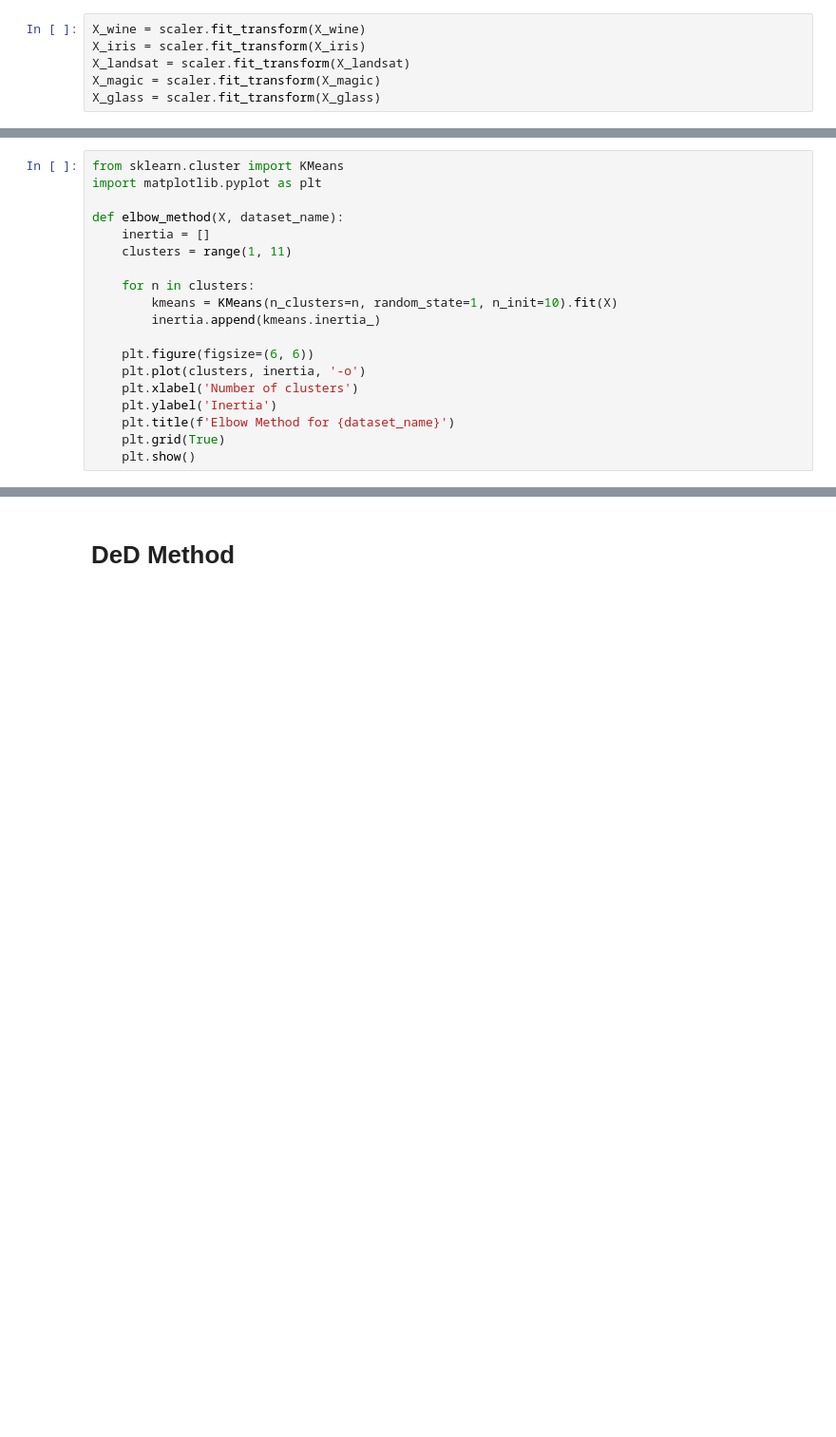
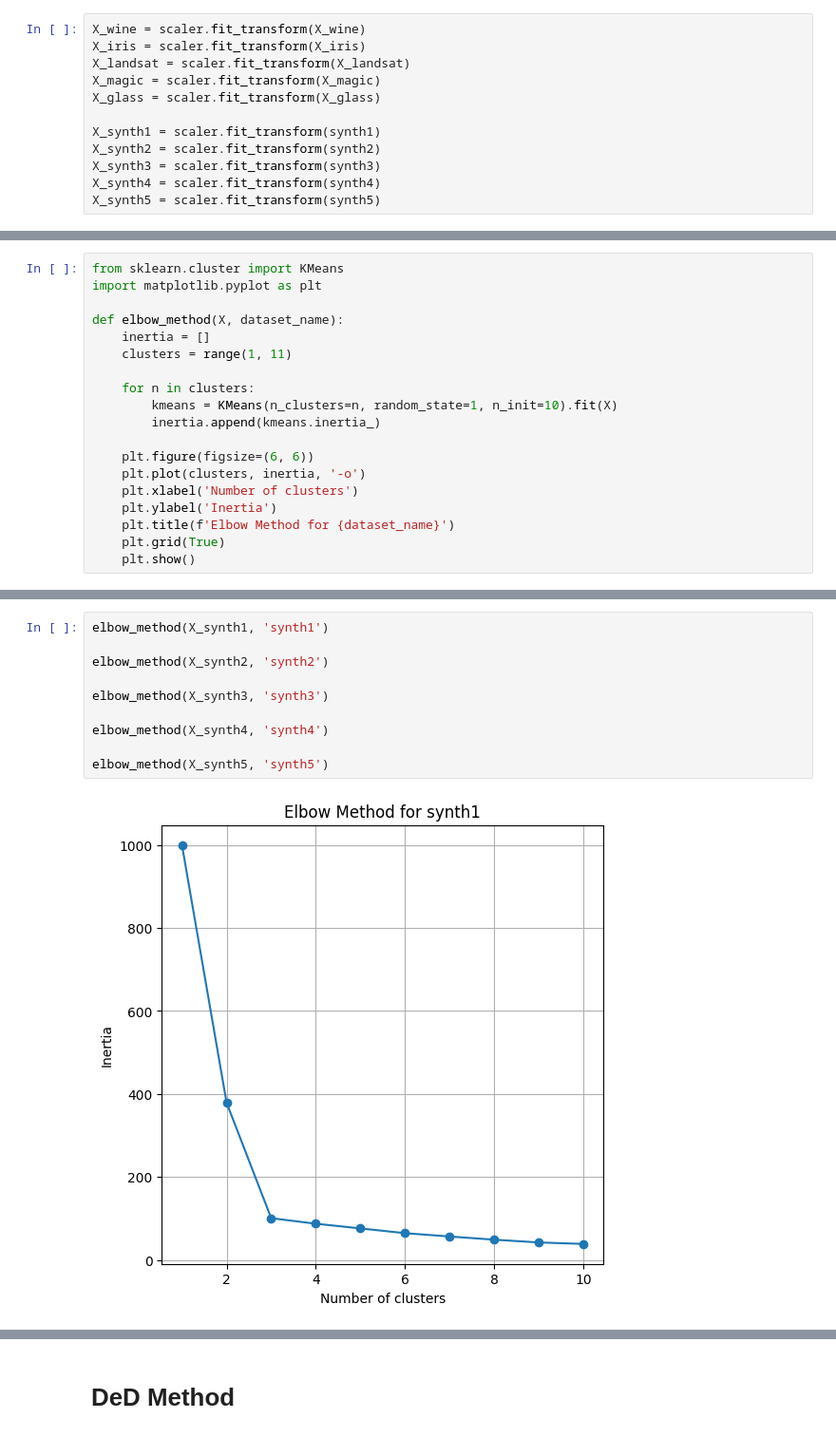
Before and after one commit to FIvER4IK/novel_methods_finding_k, a Jupyter notebook: Project.ipynb, the cells around one changed output, grey strips where cells are left out. Shown at 95% size. Saved outputs shown, nothing was run; the diff lists cells and outputs as text; blank space fills up the shorter version.

```diff
--- a/Project.ipynb
+++ b/Project.ipynb
@@ -93,6 +139,12 @@ X_iris = scaler.fit_transform(X_iris)
 X_landsat = scaler.fit_transform(X_landsat)
 X_magic = scaler.fit_transform(X_magic)
 X_glass = scaler.fit_transform(X_glass)
+
+X_synth1 = scaler.fit_transform(synth1)
+X_synth2 = scaler.fit_transform(synth2)
+X_synth3 = scaler.fit_transform(synth3)
+X_synth4 = scaler.fit_transform(synth4)
+X_synth5 = scaler.fit_transform(synth5)
 # %% [markdown]
 # **HSE "Sequence-based analysis of iterative anomalous clusters"**
 # %%
@@ -462,0 +578,12 @@ The optimal number of clusters glass:
+# %%
+elbow_method(X_synth1, 'synth1')
+
+elbow_method(X_synth2, 'synth2')
+
+elbow_method(X_synth3, 'synth3')
+
+elbow_method(X_synth4, 'synth4')
+
+elbow_method(X_synth5, 'synth5')
+# %% [output]
+[figure, added]
```
Also changed, not shown: parts of 46 cells of this notebook.
